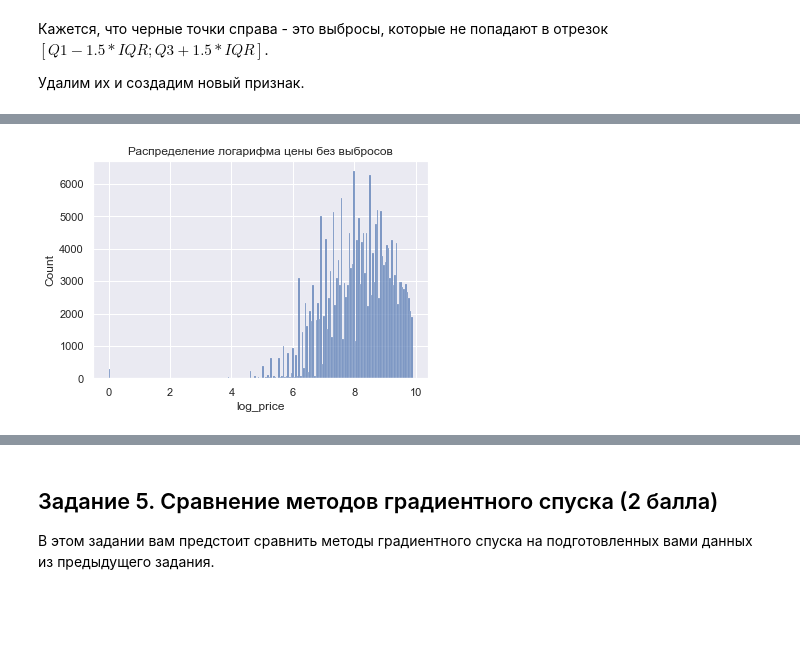
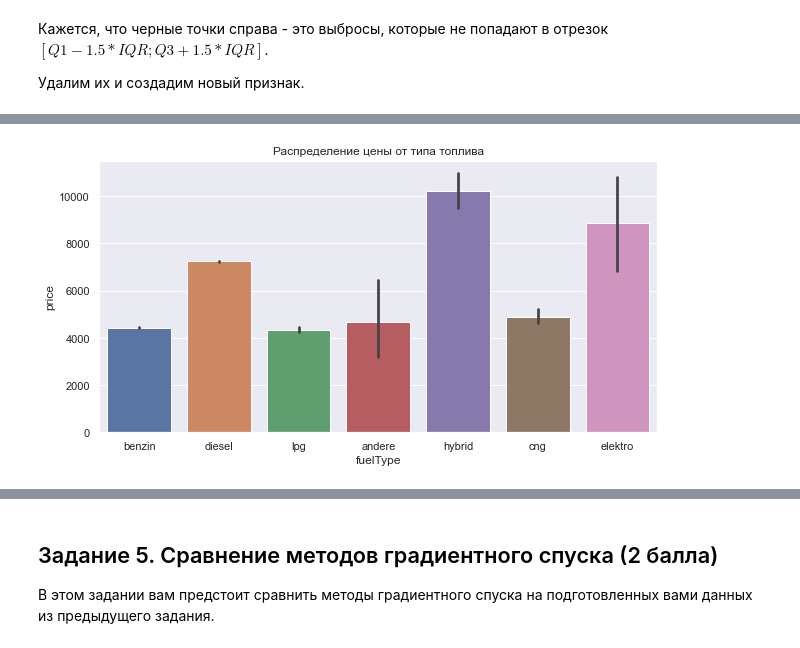
Before and after one commit to kkorolev1/machine-learning-1, a Jupyter notebook: hw/practice-03/homework-practice-03-gd.ipynb, the cells around one changed output, grey strips where cells are left out. Saved outputs shown, nothing was run; the diff lists cells and outputs as text; code cells hidden in the pictures; blank space fills up the shorter version.

```diff
--- a/hw/practice-03/homework-practice-03-gd.ipynb
+++ b/hw/practice-03/homework-practice-03-gd.ipynb
@@ -417,5 +475,9 @@ ax.set(title='Распределение цены без выбросов');
+# %%
+data['isAutomatic'] = data['gearbox'].apply(lambda s: 1 if s == 'automatik' else 0)
+data.drop('gearbox', axis=1, inplace=True)
 # %%
-ax = sns.histplot(data['log_price'])
-ax.set(title='Распределение логарифма цены без выбросов');
+ax = sns.barplot(data=data, x='fuelType', y='price')
+ax.figure.set_size_inches((10, 5));
+ax.set(title='Распределение цены от типа топлива');
 # %% [output]
-[figure, old version]
+[figure, new version]
```
Also changed, not shown: parts of 30 cells of this notebook, 2 other files.
